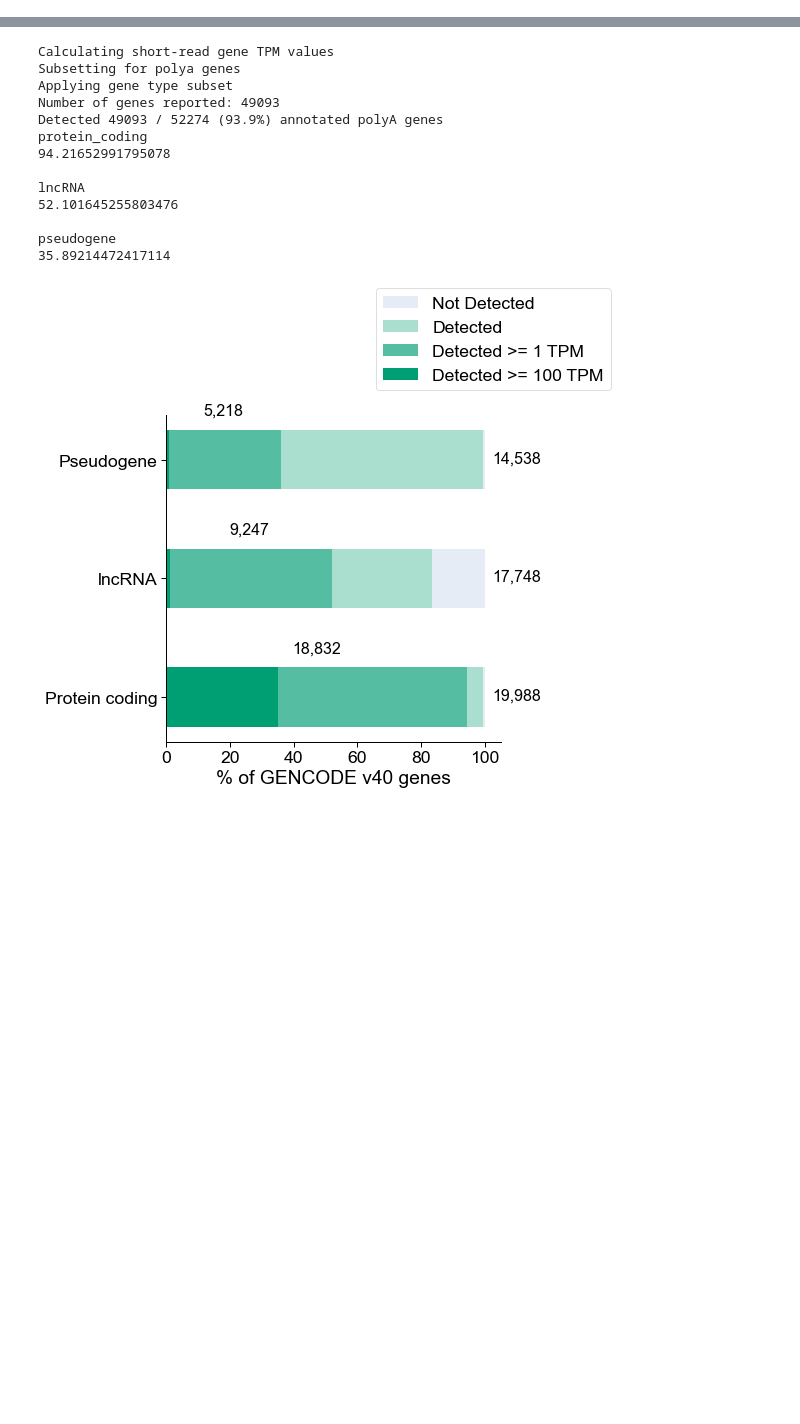
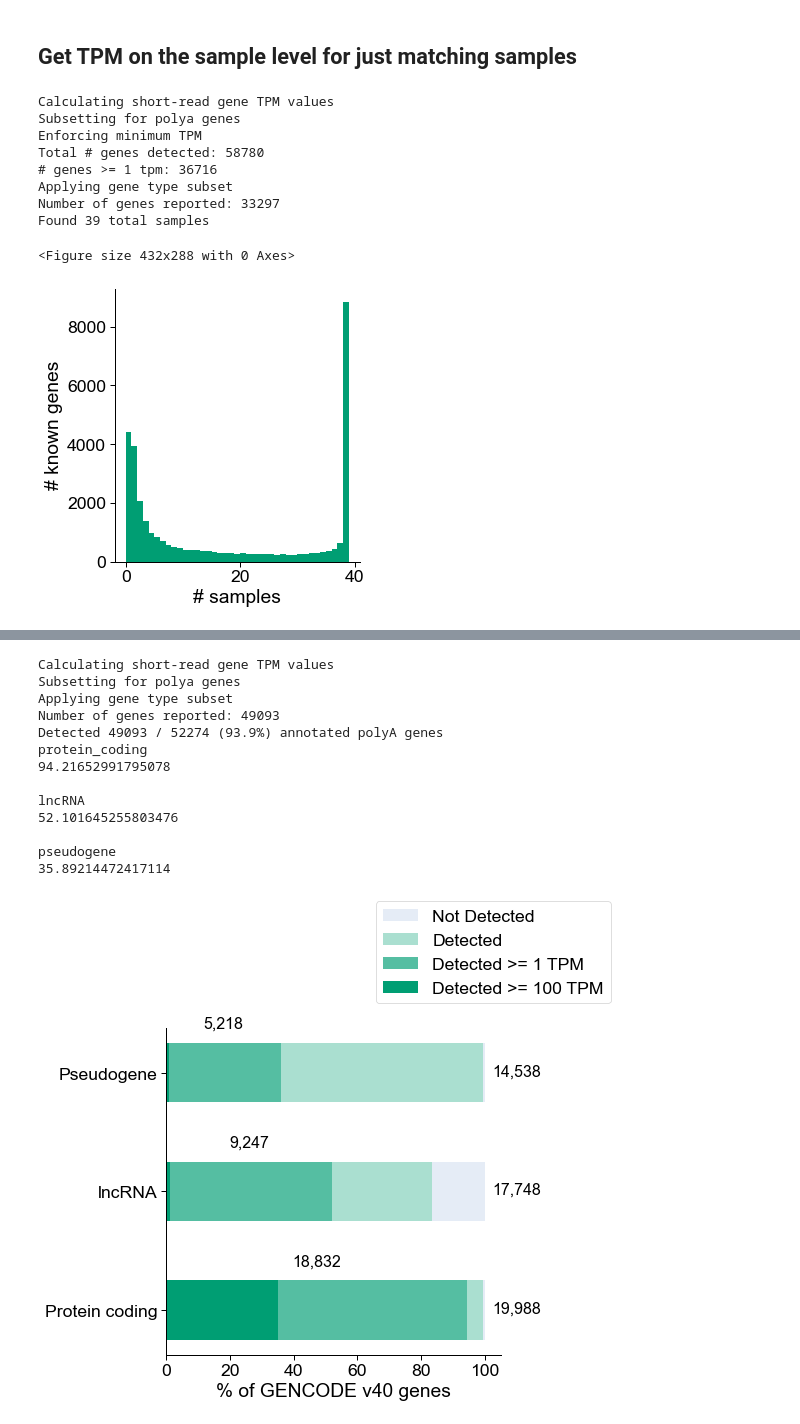
Before and after one commit to fairliereese/rnawg, a Jupyter notebook: sr_bulk/gene_det.ipynb, the cells around one changed output, grey strips where cells are left out. Drawn from its saved outputs; the diff is of its cells as text; code cells hidden in the pictures; blank space fills up the shorter version.

```diff
--- a/sr_bulk/gene_det.ipynb
+++ b/sr_bulk/gene_det.ipynb
@@ -23,0 +25,22 @@ ab = 'TPM_allGene.tsv'
+# %% [markdown]
+## Get TPM on the sample level for just matching samples
+# %%
+df = pd.read_csv(ab, sep='\t')
+df = plot_biosamp_det(df,
+                 how='sr',
+                 min_tpm=1,
+                 gene_subset='polya',
+                 sample='lr_match',
+                 groupby='sample',
+                 opref=f'{fig_dir}/human_lr_match_samples')
+# %% [output]
+Calculating short-read gene TPM values
+Subsetting for polya genes
+Enforcing minimum TPM
+Total # genes detected: 58780
+# genes >= 1 tpm: 36716
+Applying gene type subset
+Number of genes reported: 33297
+Found 39 total samples
+<Figure size 432x288 with 0 Axes>
+[figure, added]
```
Also changed, not shown: parts of 7 cells of this notebook, 9 other files.
